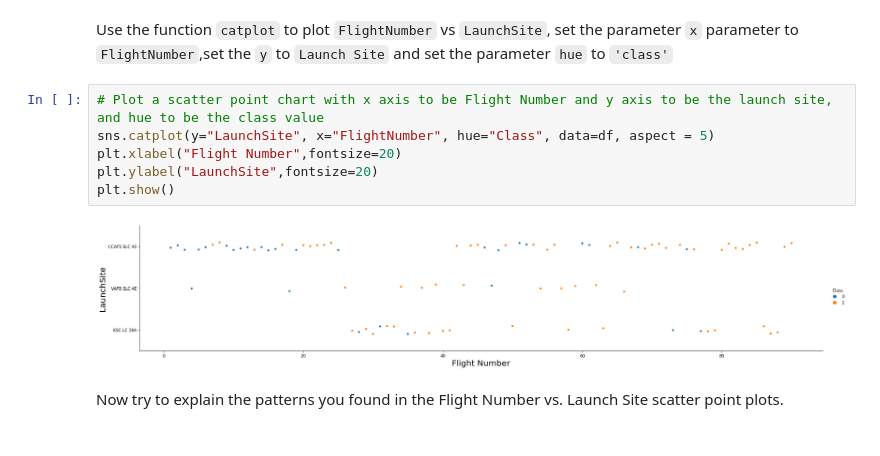
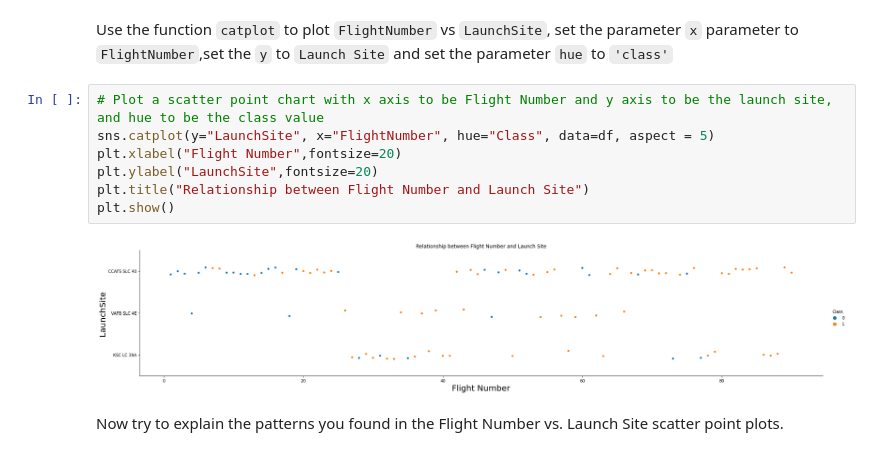
Before and after one commit to LeonardoPalaciosPando1996/Data-Science-specialization, a Jupyter notebook: Applied Data Science Capstone/jupyter-labs-eda-dataviz.ipynb, the cells around one changed output. Drawn from its saved outputs; the diff is of its cells as text.

```diff
--- a/Applied Data Science Capstone/jupyter-labs-eda-dataviz.ipynb
+++ b/Applied Data Science Capstone/jupyter-labs-eda-dataviz.ipynb
@@ -87,11 +88,12 @@ Use the function <code>catplot</code> to plot <code>FlightNumber</code> vs <code
 # %%
 # Plot a scatter point chart with x axis to be Flight Number and y axis to be the launch site, and hue to be the class value
 sns.catplot(y="LaunchSite", x="FlightNumber", hue="Class", data=df, aspect = 5)
 plt.xlabel("Flight Number",fontsize=20)
 plt.ylabel("LaunchSite",fontsize=20)
+plt.title("Relationship between Flight Number and Launch Site")
 plt.show()
 # %% [output]
-[figure, old version]
+[figure, new version]
 # %% [markdown]
 Now try to explain the patterns you found in the Flight Number vs. Launch Site scatter point plots.
 # %% [markdown]
```
Also changed, not shown: parts of 6 cells of this notebook.
